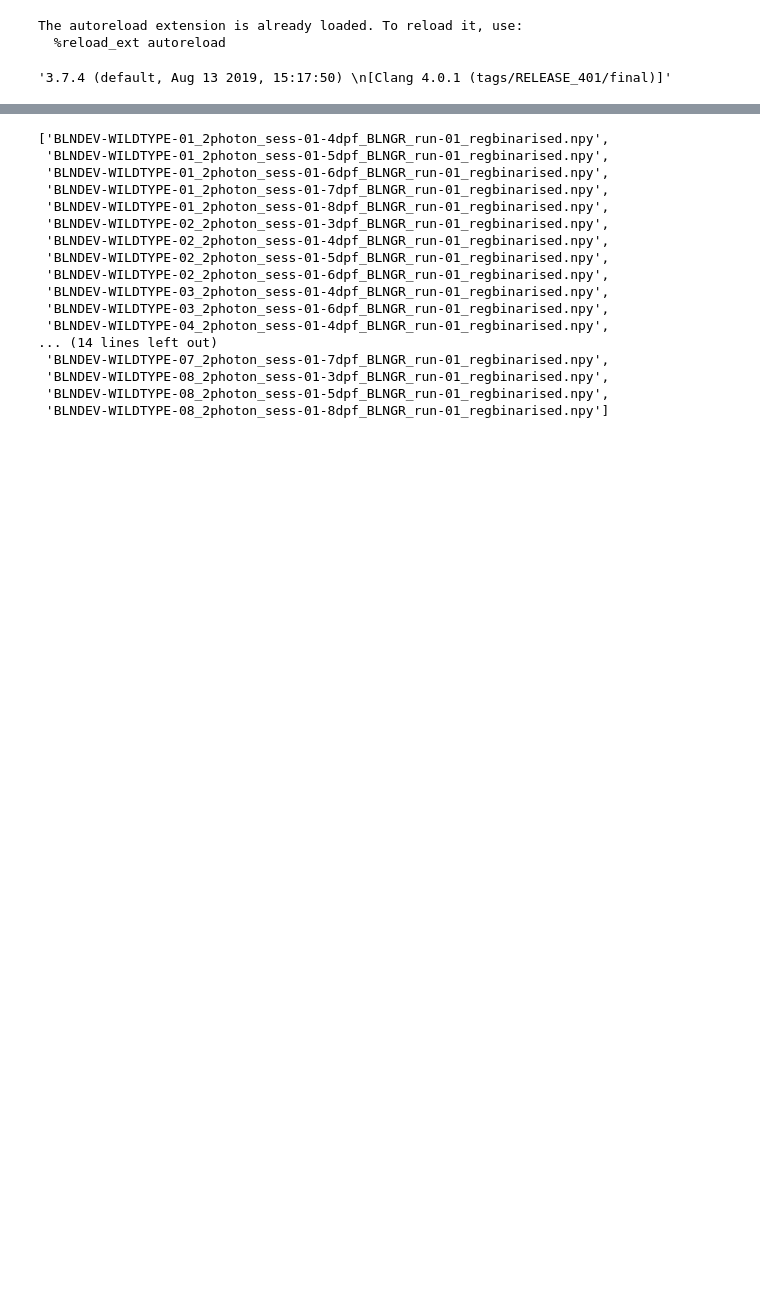
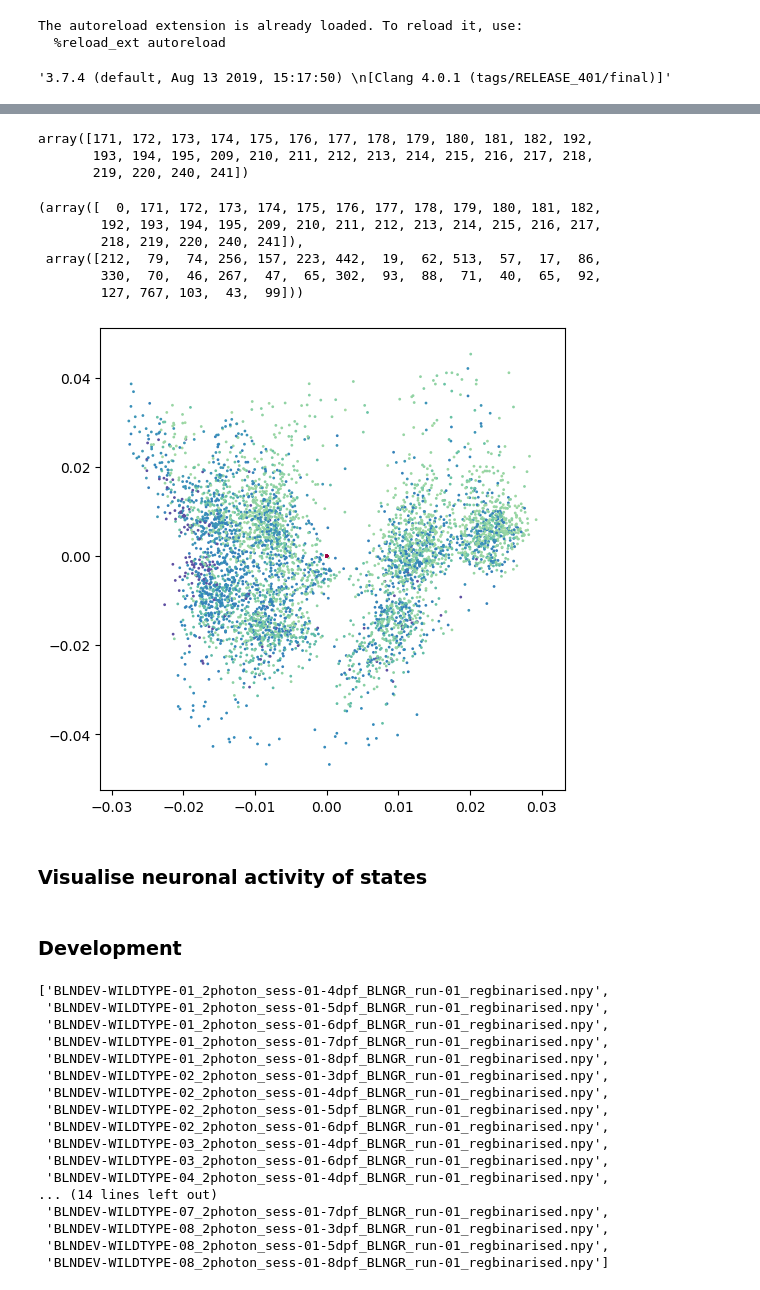
Before and after one commit to dmnburrows/multiscale_dev_dynamics, a Jupyter notebook: dev_dynamics.ipynb, the cells around one changed output, grey strips where cells are left out. Saved outputs shown, nothing was run; the diff lists cells and outputs as text; code cells hidden in the pictures; blank space fills up the shorter version.

Commit message:
Visualising global states

```diff
--- a/dev_dynamics.ipynb
+++ b/dev_dynamics.ipynb
@@ -35,0 +128,5 @@ The autoreload extension is already loaded. To reload it, use:
+# %%
+state_a = np.load(meta_l[0], allow_pickle=True)
+bind_a = np.load(bind_l[0], allow_pickle=True)[:,1:-1]
+coord_a = np.load(coord_l[0], allow_pickle=True)
+state_a.shape, bind_a.shape, coord_a.shape
@@ -35,0 +137,31 @@ The autoreload extension is already loaded. To reload it, use:
+# %%
+time_lab = state_a[0] #labels of each time point
+unq_lab = state_a[2] #unique states
+unq_lab
+# %% [output]
+array([171, 172, 173, 174, 175, 176, 177, 178, 179, 180, 181, 182, 192,
+       193, 194, 195, 209, 210, 211, 212, 213, 214, 215, 216, 217, 218,
+       219, 220, 240, 241])
+# %%
+#Set all non_states to 0
+notin = list(set(time_lab) - set(unq_lab))
+rem_v=[]
+for n in notin:
+    rem_v = np.append(rem_v,np.where(time_lab==n)[0]).astype(int)
+
+time_lab[rem_v] = 0
+# %%
+np.unique(time_lab, return_counts=True)
+# %% [output]
+(array([  0, 171, 172, 173, 174, 175, 176, 177, 178, 179, 180, 181, 182,
+        192, 193, 194, 195, 209, 210, 211, 212, 213, 214, 215, 216, 217,
+        218, 219, 220, 240, 241]),
+ array([212,  79,  74, 256, 157, 223, 442,  19,  62, 513,  57,  17,  86,
+        330,  70,  46, 267,  47,  65, 302,  93,  88,  71,  40,  65,  92,
+        127, 767, 103,  43,  99]))
+# %%
+#Find first 3 components
+from sklearn import decomposition
+pca = decomposition.PCA(2)
+fit = pca.fit(bind_a)
+output_data = fit.components_
@@ -36,3 +177,13 @@ The autoreload extension is already loaded. To reload it, use:
+# %%
+plt.subplots(figsize=(6,6))
+plt.scatter(output_data[1], output_data[2], s = 1, c = time_lab, cmap='Spectral')
+plt.show()
+# %% [output]
+[figure, added]
+# %% [markdown]
+### Visualise neuronal activity of states
+# %% [markdown]
+### Development
 # %%
 #Load developmental data
 bind_l = adfn.return_files(Fdata, 'BLNDEV-WILDTYPE', '*regbin*')
```
Also changed, not shown: parts of 22 cells of this notebook, 2 other files.
